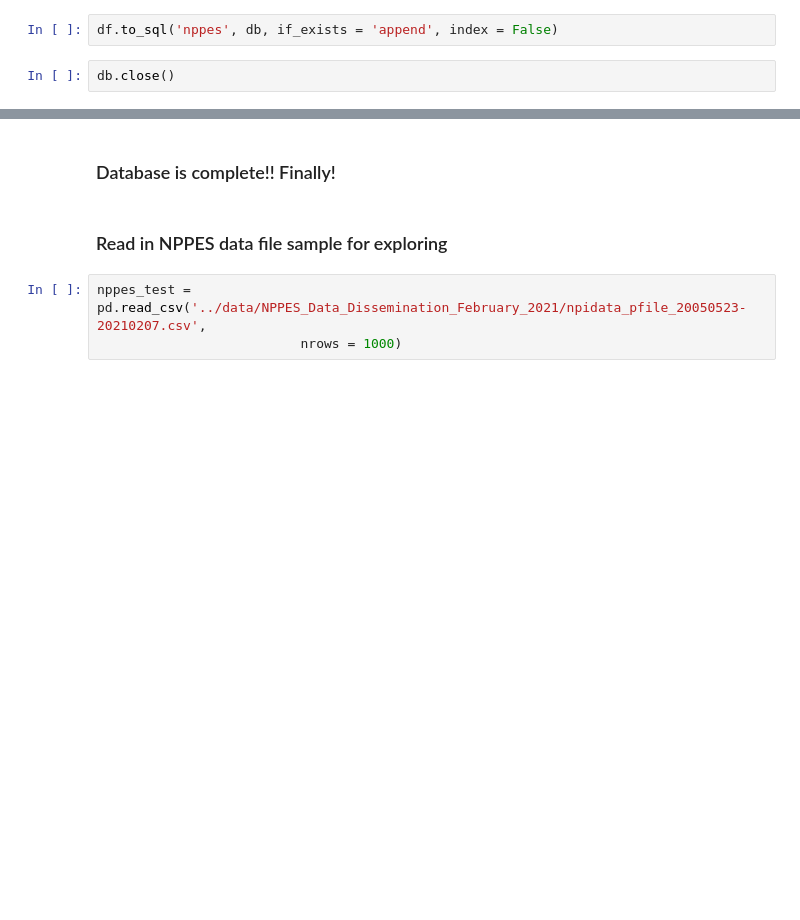
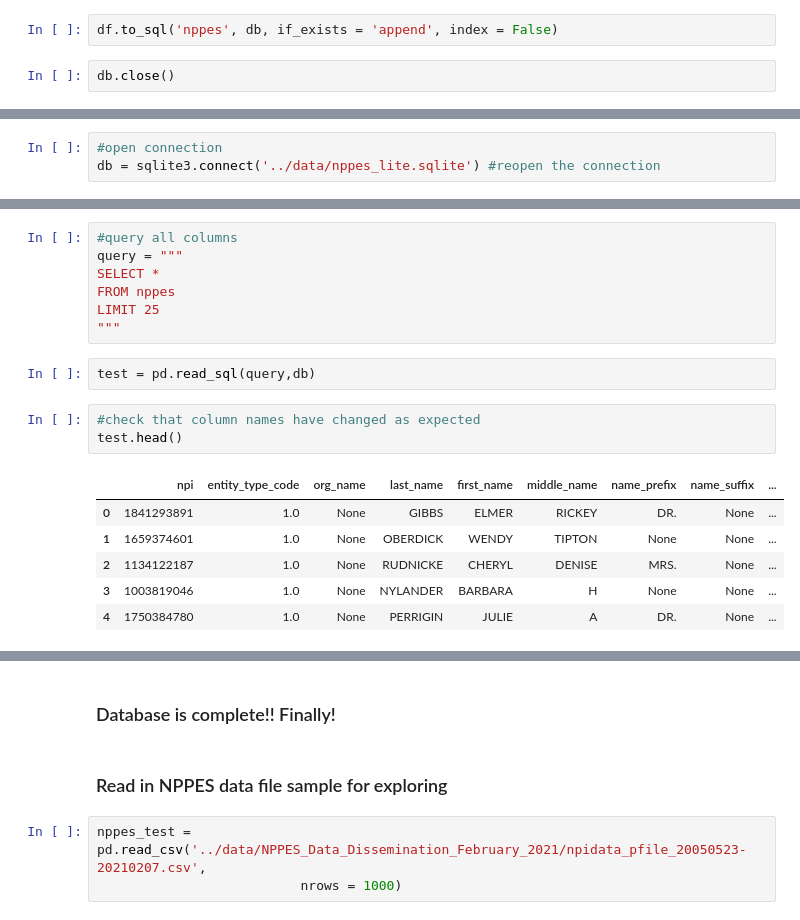
Before and after one commit to nss-data-science-cohort-4/hcbb_hop_team-aac_dog_moms, a Jupyter notebook: notebooks/ce_load_sql_nppes_db.ipynb, the cells around one changed output, grey strips where cells are left out. Cells and saved outputs as stored; diff of their text form; blank space fills up the shorter version.

```diff
--- a/notebooks/ce_load_sql_nppes_db.ipynb
+++ b/notebooks/ce_load_sql_nppes_db.ipynb
@@ -99,0 +132,3 @@ db.close()
+# %%
+#open connection
+db = sqlite3.connect('../data/nppes_lite.sqlite') #reopen the connection
@@ -99,0 +152,19 @@ db.close()
+# %%
+#query all columns
+query = """
+SELECT *
+FROM nppes
+LIMIT 25
+"""
+# %%
+test = pd.read_sql(query,db)
+# %%
+#check that column names have changed as expected
+test.head()
+# %% [output]
+|  | npi | entity_type_code | org_name | last_name | first_name | middle_name | name_prefix | name_suffix | ... |
+| 0 | 1841293891 | 1.0 | None | GIBBS | ELMER | RICKEY | DR. | None | ... |
+| 1 | 1659374601 | 1.0 | None | OBERDICK | WENDY | TIPTON | None | None | ... |
+| 2 | 1134122187 | 1.0 | None | RUDNICKE | CHERYL | DENISE | MRS. | None | ... |
+| 3 | 1003819046 | 1.0 | None | NYLANDER | BARBARA | H | None | None | ... |
+| 4 | 1750384780 | 1.0 | None | PERRIGIN | JULIE | A | DR. | None | ... |
```
Also changed, not shown: parts of 19 cells of this notebook.
